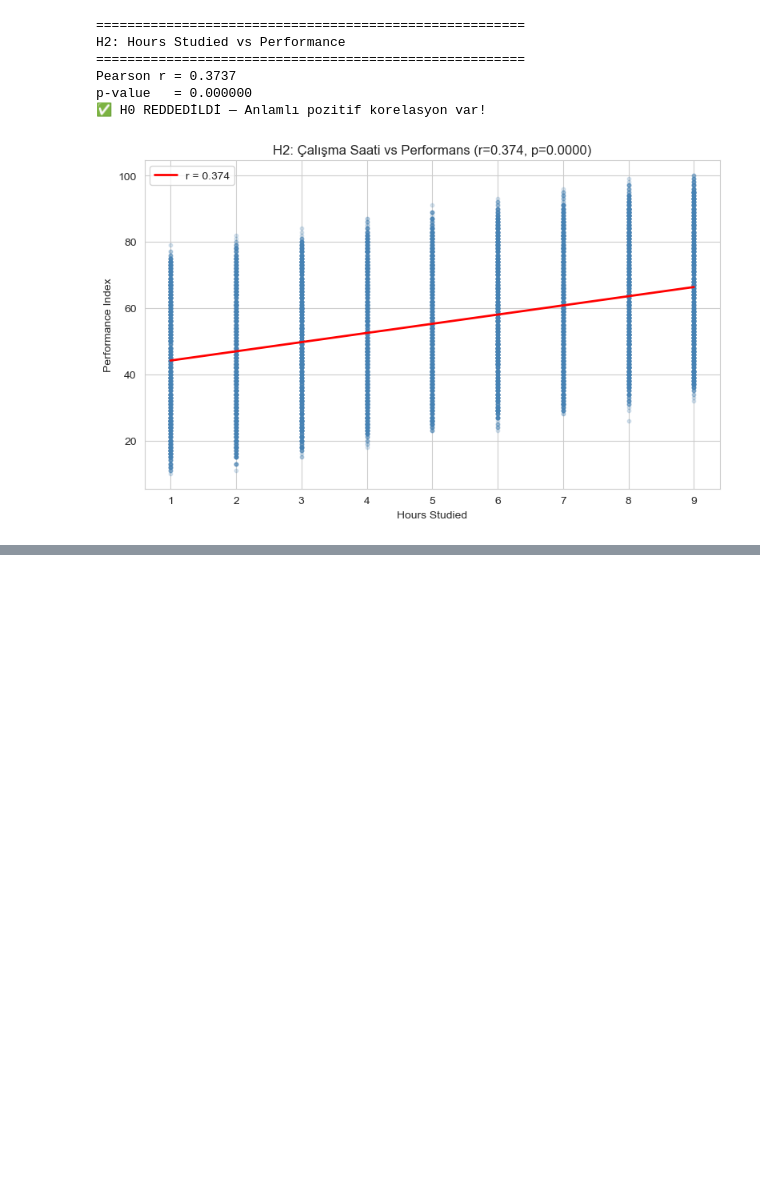
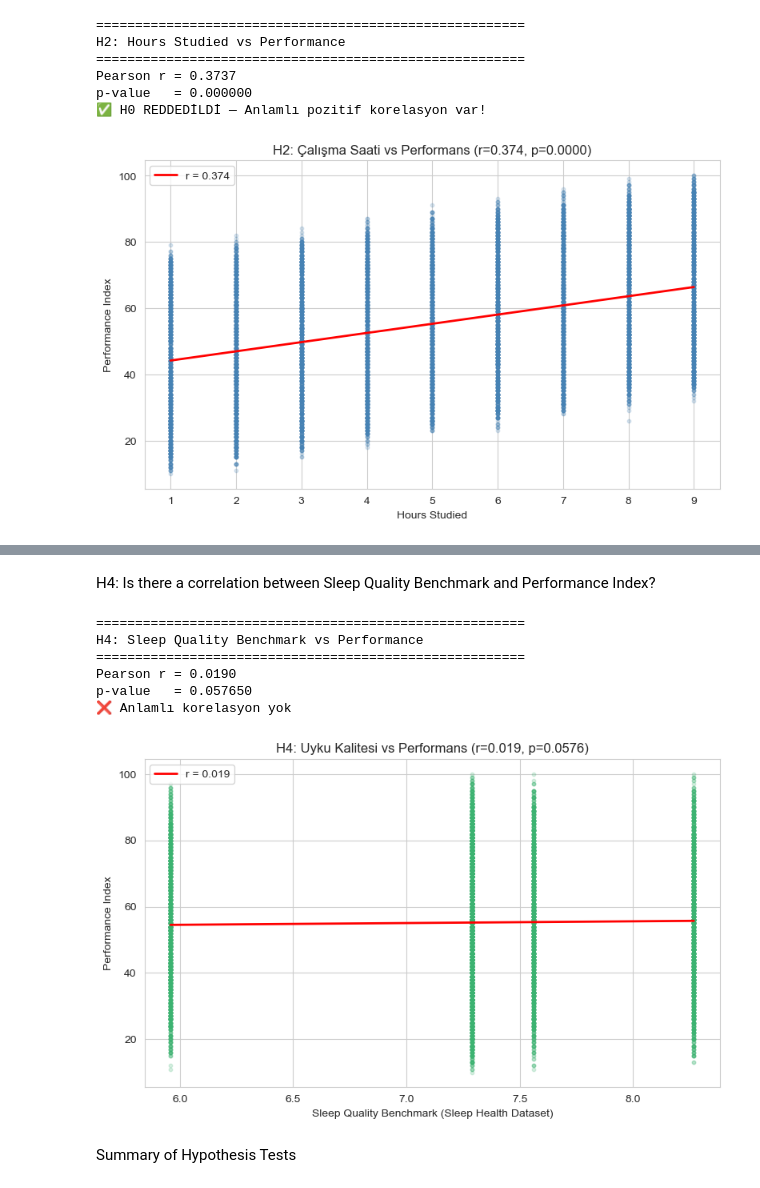
Before and after one commit to humaisik-star/DSA_210-PROJECT, a Jupyter notebook: notebooks/02_hypothesis_tests.ipynb, the cells around one changed output, grey strips where cells are left out. Saved outputs shown, nothing was run; the diff lists cells and outputs as text; code cells hidden in the pictures; blank space fills up the shorter version.

Commit message:
update the summary part in hypothesis test

```diff
--- a/notebooks/02_hypothesis_tests.ipynb
+++ b/notebooks/02_hypothesis_tests.ipynb
@@ -161,0 +167,37 @@ SyntaxError: unterminated f-string literal (detected at line 18) (1644045237.py,
+# %% [markdown]
+H4: Is there a correlation between Sleep Quality Benchmark and Performance Index?
+# %%
+print("=" * 55)
+print("H4: Sleep Quality Benchmark vs Performance")
+print("=" * 55)
+
+r, p_value = stats.pearsonr(df_enriched['Sleep_Quality_Benchmark'],
+                             df_enriched['Performance Index'])
+print(f"Pearson r = {r:.4f}")
+print(f"p-value   = {p_value:.6f}")
+print("✅ H0 REDDEDİLDİ — Anlamlı korelasyon var!" if p_value < 0.05 else "❌ Anlamlı korelasyon yok")
+
+plt.figure(figsize=(8, 5))
+plt.scatter(df_enriched['Sleep_Quality_Benchmark'], df_enriched['Performance Index'],
+            alpha=0.2, color='mediumseagreen', s=10)
+m, b = np.polyfit(df_enriched['Sleep_Quality_Benchmark'], df_enriched['Performance Index'], 1)
+x_line = np.linspace(df_enriched['Sleep_Quality_Benchmark'].min(),
+                      df_enriched['Sleep_Quality_Benchmark'].max(), 100)
+plt.plot(x_line, m*x_line + b, color='red', linewidth=2, label=f'r = {r:.3f}')
+plt.xlabel('Sleep Quality Benchmark (Sleep Health Dataset)')
+plt.ylabel('Performance Index')
+plt.title(f'H4: Uyku Kalitesi vs Performans (r={r:.3f}, p={p_value:.4f})')
+plt.legend()
+plt.tight_layout()
+plt.savefig('../figures/h4_sleep_quality.png', dpi=150)
+plt.show()
+# %% [output]
+=======================================================
+H4: Sleep Quality Benchmark vs Performance
+=======================================================
+Pearson r = 0.0190
+p-value   = 0.057650
+❌ Anlamlı korelasyon yok
+[figure, added]
+# %% [markdown]
+Summary of Hypothesis Tests
```
Also changed, not shown: parts of 9 cells of this notebook.
